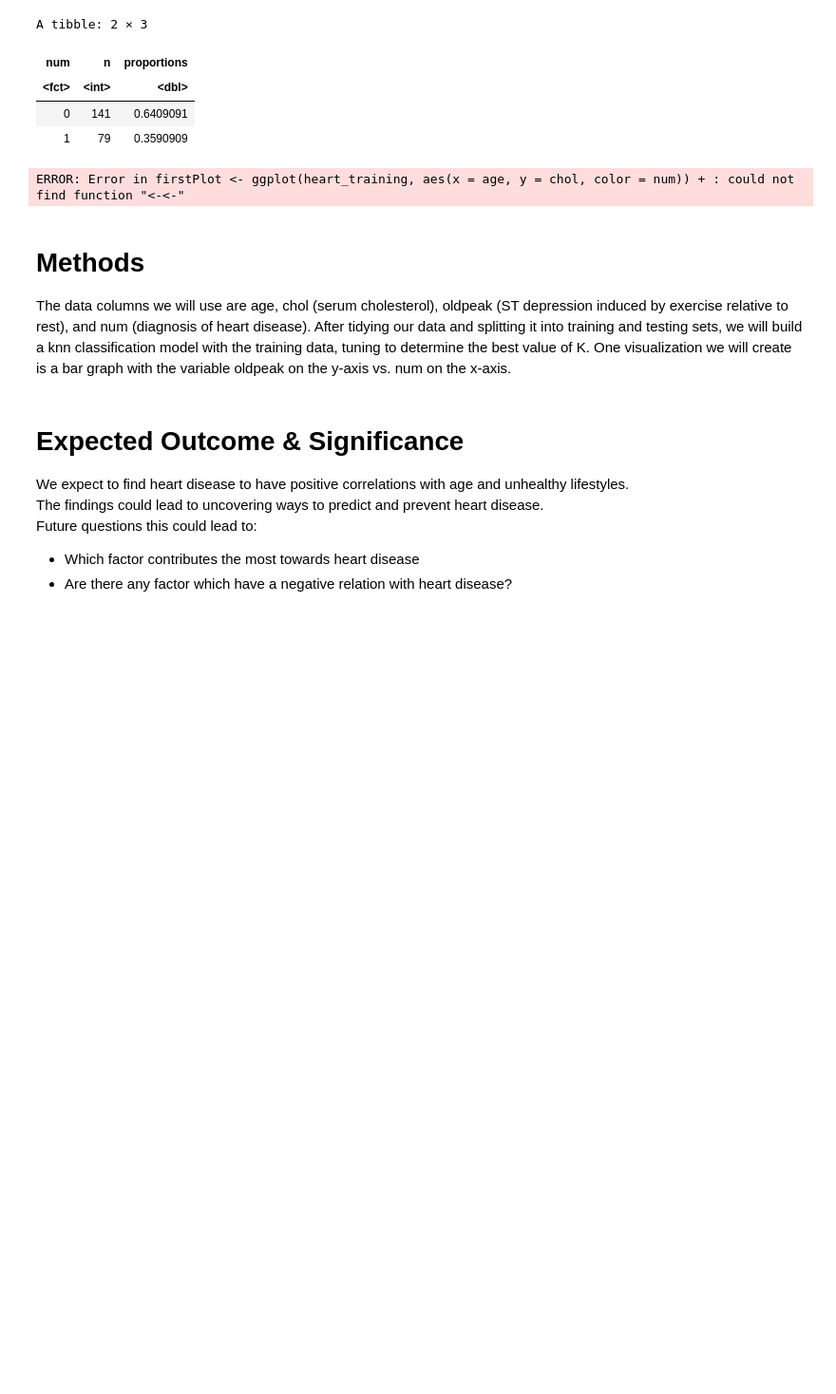
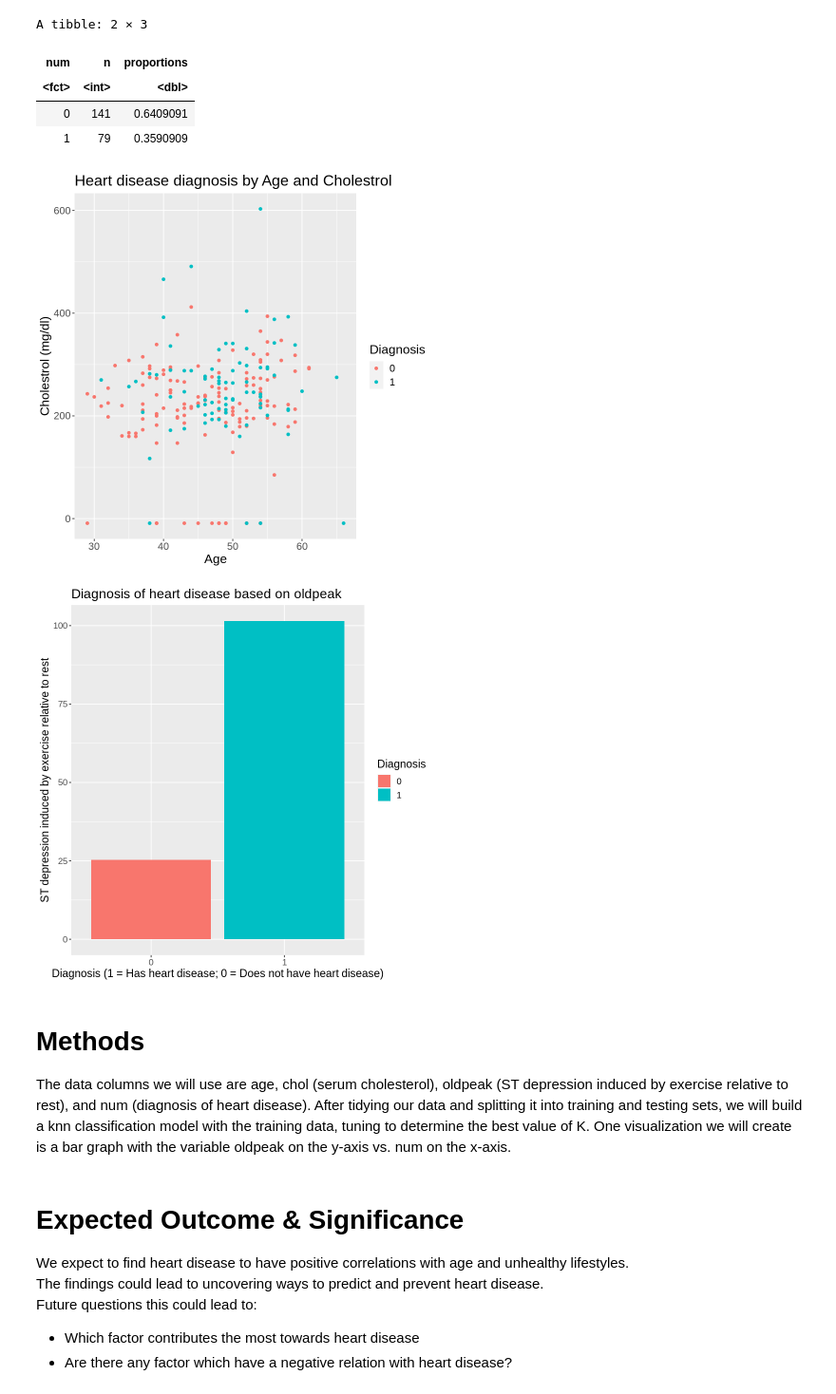
Before and after one commit to BrianAnakPintar/DSCI100-HeartDisease, a Jupyter notebook: HeartDisease.ipynb, the cells around one changed output. Shown at 95% size. Drawn from its saved outputs; the diff is of its cells as text; code cells hidden in the pictures; blank space fills up the shorter version.

```diff
--- a/HeartDisease.ipynb
+++ b/HeartDisease.ipynb
@@ -161,23 +161,26 @@ A tibble: 2 × 3
 # %%
 # Plotting the dataset based on desired variables
 firstPlot <- heart_training |>
              ggplot(aes(x = age, y = chol, color = num)) +
              geom_point() +
              labs(x = "Age", y = "Cholestrol (mg/dl)", color = "Diagnosis") +
              ggtitle("Heart disease diagnosis by Age and Cholestrol") +
-             text = theme(element_text = 24)
+             theme(text = element_text(size = 16))
 secondPlot <- heart_training |>
              ggplot(aes(x=num, y=oldpeak, fill=num)) +
              geom_bar(stat = "identity") +
              labs(x = "Diagnosis (1 = Has heart disease; 0 = Does not have heart disease)",
                   y = "ST depression induced by exercise relative to rest",
-                  fill = "Diagnosis")
+                  fill = "Diagnosis") +
+             theme(text = element_text(size = 14)) +
+             ggtitle("Diagnosis of heart disease based on oldpeak")
 # Relation between Age and Heart disease
 
 firstPlot
 secondPlot
 # %% [output]
-ERROR: Error in firstPlot <- ggplot(heart_training, aes(x = age, y = chol, color = num)) + : could not find function "<-<-"
+[figure, added]
+[figure, added]
 # %% [markdown]
 # Methods
 The data columns we will use are age, chol (serum cholesterol), oldpeak (ST depression induced by exercise relative to rest), and num (diagnosis of heart disease). After tidying our data and splitting it into training and testing sets, we will build a knn classification model with the training data, tuning to determine the best value of K.
```
Also changed, not shown: parts of 1 cell of this notebook.
